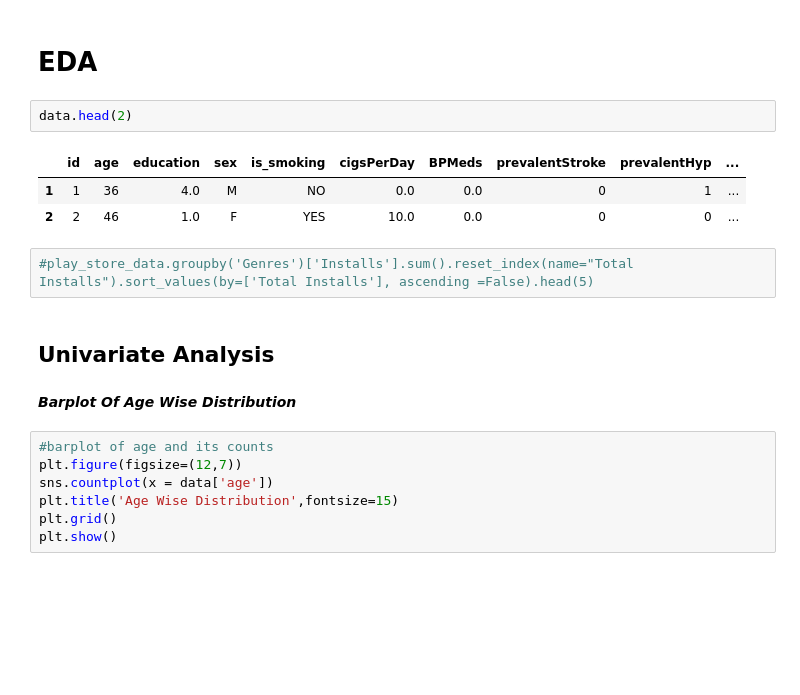
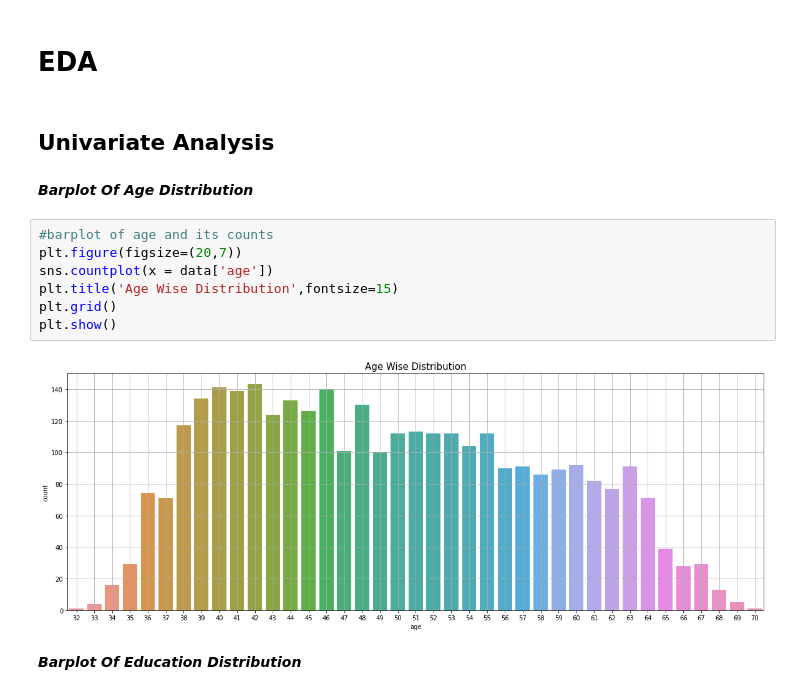
Before and after one commit to saurabhshinkar/CRP, a Jupyter notebook: Cardiovascular_Risk_prediction_Saurabh_Shinkar.ipynb, the cells around one changed output. Drawn from its saved outputs; the diff is of its cells as text; blank space fills up the shorter version.

```diff
--- a/Cardiovascular_Risk_prediction_Saurabh_Shinkar.ipynb
+++ b/Cardiovascular_Risk_prediction_Saurabh_Shinkar.ipynb
@@ -196,25 +293,21 @@ for var in numerical:
 smote remained to used and also converting features into categorical and combining related feature is remained
 # %% [markdown]
 # EDA
-# %%
-data.head(2)
-# %% [output]
-|  | id | age | education | sex | is_smoking | cigsPerDay | BPMeds | prevalentStroke | prevalentHyp | ... |
-| 1 | 1 | 36 | 4.0 | M | NO | 0.0 | 0.0 | 0 | 1 | ... |
-| 2 | 2 | 46 | 1.0 | F | YES | 10.0 | 0.0 | 0 | 0 | ... |
-# %%
-#play_store_data.groupby('Genres')['Installs'].sum().reset_index(name="Total Installs").sort_values(by=['Total Installs'], ascending =False).head(5)
 # %% [markdown]
 ## **Univariate Analysis**
 # %% [markdown]
-***Barplot Of Age Wise Distribution***
+***Barplot Of Age Distribution***
 # %%
 #barplot of age and its counts
-plt.figure(figsize=(12,7))
+plt.figure(figsize=(20,7))
 sns.countplot(x = data['age'])
 plt.title('Age Wise Distribution',fontsize=15)
 plt.grid()
 plt.show()
+# %% [output]
+[figure, added]
+# %% [markdown]
+***Barplot Of Education Distribution***
 # %%
 #barplot of education and its counts
 plt.figure(figsize=(12,7))
```
Also changed, not shown: parts of 32 cells of this notebook.
